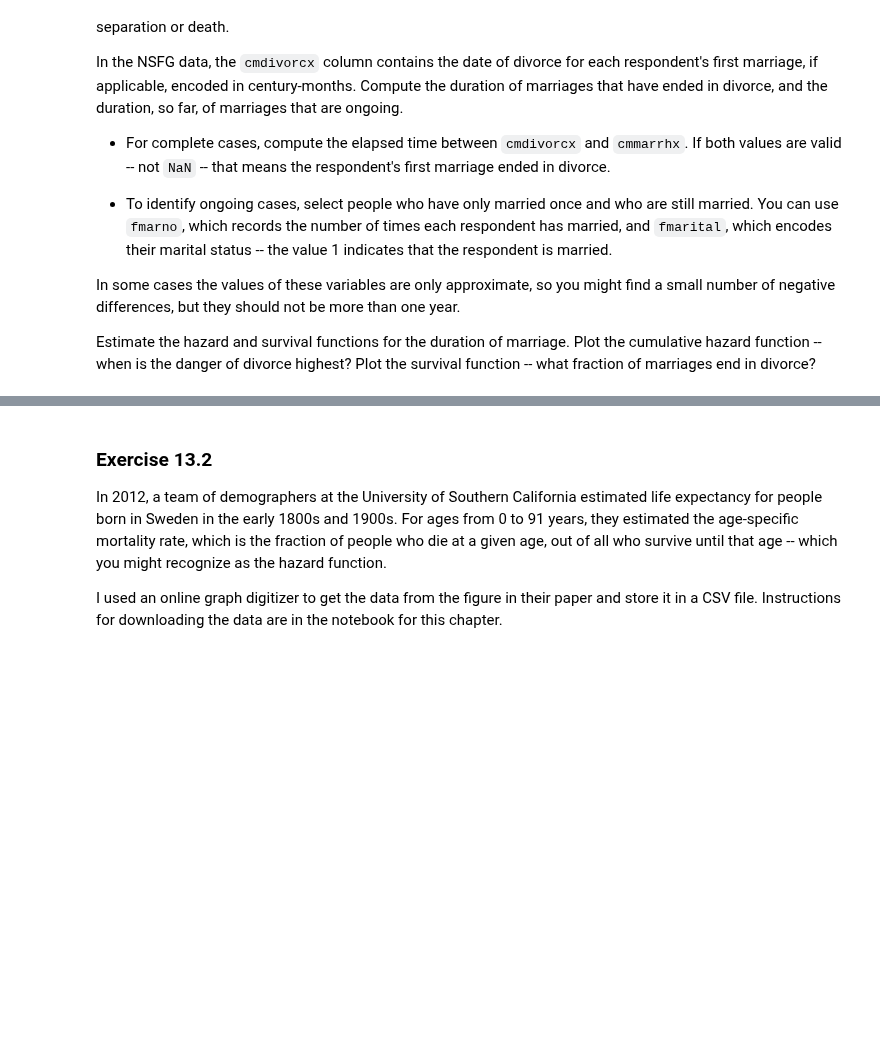
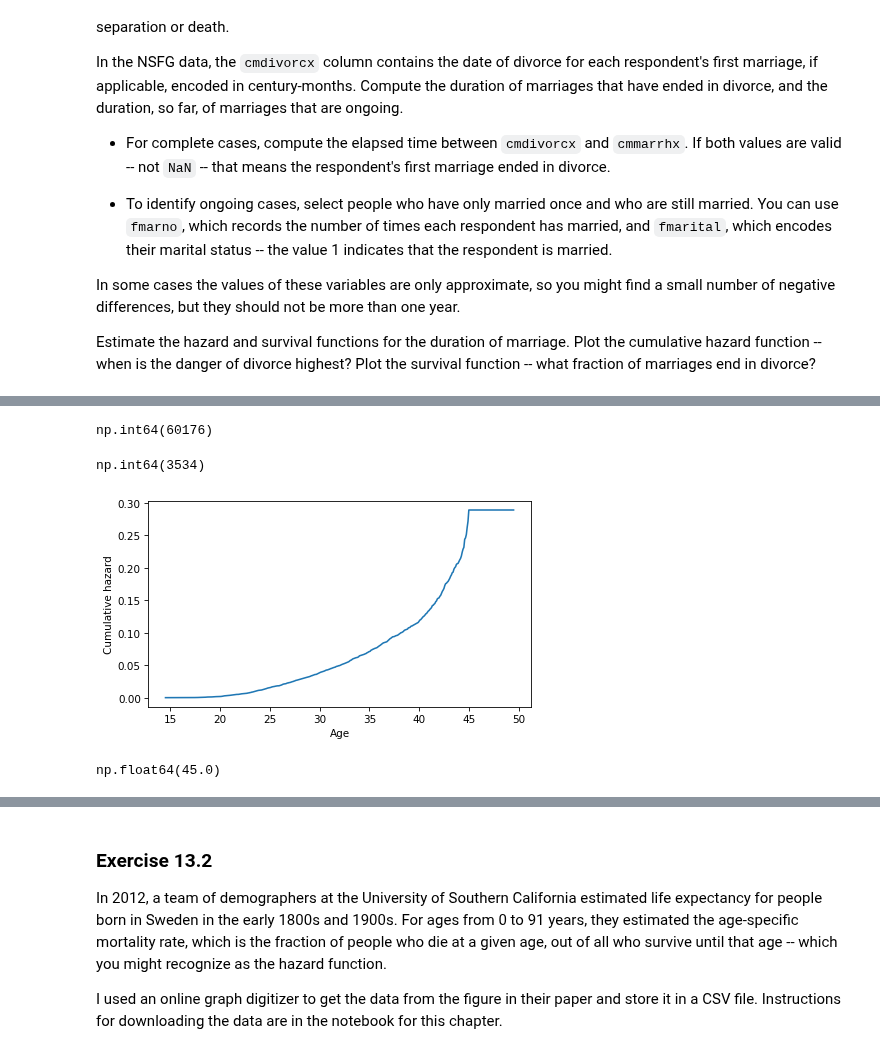
Before and after one commit to gi1no/Education, a Jupyter notebook: ThinkStats/chap13.ipynb, the cells around one changed output, grey strips where cells are left out. Saved outputs shown, nothing was run; the diff lists cells and outputs as text; code cells hidden in the pictures; blank space fills up the shorter version.

```diff
--- a/ThinkStats/chap13.ipynb
+++ b/ThinkStats/chap13.ipynb
@@ -896,0 +831,6 @@ sample = resample_cycles(resp)
+# %%
+# add a dur_marg column to sample dataframe of cmdivorcx minus cmmarrhx, where
+# cmdivorcx is not NaN.
+sample["dur_marriage"] = sample["cmdivorcx"] - sample["cmmarrhx"]
+#display columns dur_marraige, fmarno, and fmarital from sample
+sample[["dur_marriage", "fmarno", "fmarital", "age"]]
@@ -896,0 +851,37 @@ sample = resample_cycles(resp)
+# %%
+# divorced cases
+completem = sample.query("dur_marriage.isna()")["age"]
+completem.count()
+# %% [output]
+np.int64(60176)
+# %%
+#  ongoing cases, select people who have only married once and who are still married
+ongoingm = sample.query("fmarno == 1  & fmarital == 1")["age"]
+ongoingm.count()
+# %% [output]
+np.int64(3534)
+# %%
+# Freq Tab and Survival  of both
+ft_completem = FreqTab.from_seq(completem)
+ft_ongoingm = FreqTab.from_seq(ongoingm)
+
+surv_completem= ft_completem.make_surv()
+surv_ongoingm = ft_ongoingm.make_surv()
+# %%
+# all cohorts and at risk
+tsm = pd.Index.union(ft_completem.index, ft_ongoingm.index)
+at_riskm = ft_completem(tsm) + ft_ongoingm(tsm) + surv_completem(tsm) + surv_ongoingm(tsm)
+
+# Cumulative Hazard and plot.  danger of divoce, anytime after 45 y.o.
+hsm = ft_ongoingm(tsm) / at_riskm
+hazard = Hazard(hsm, tsm)
+
+hazard.cumsum().plot()
+decorate(xlabel="Age", ylabel="Cumulative hazard")
+# %% [output]
+[figure, added]
+# %%
+ # When is the danger of divorce highest?  45 y.o. from this dataset
+ hazard.cumsum().idxmax()
+# %% [output]
+np.float64(45.0)
```
Also changed, not shown: parts of 18 cells of this notebook.
